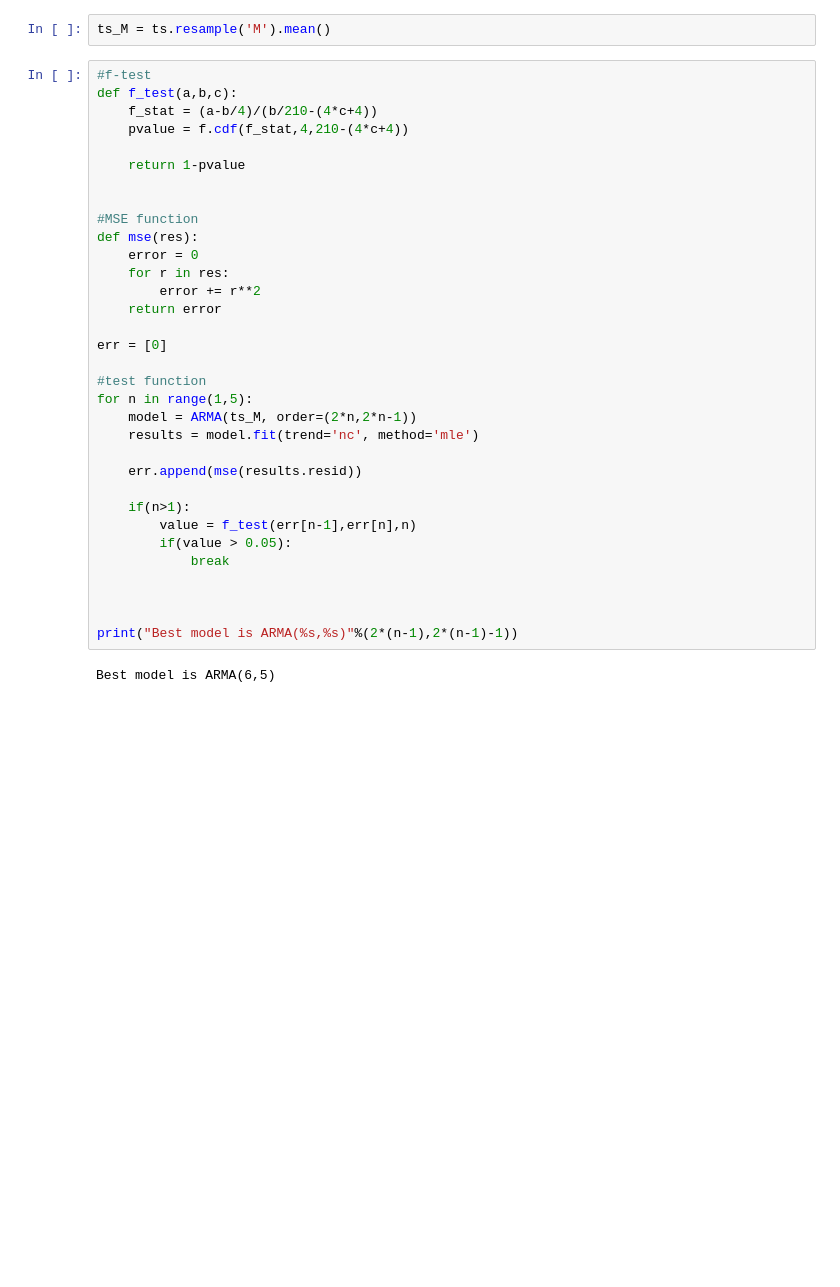
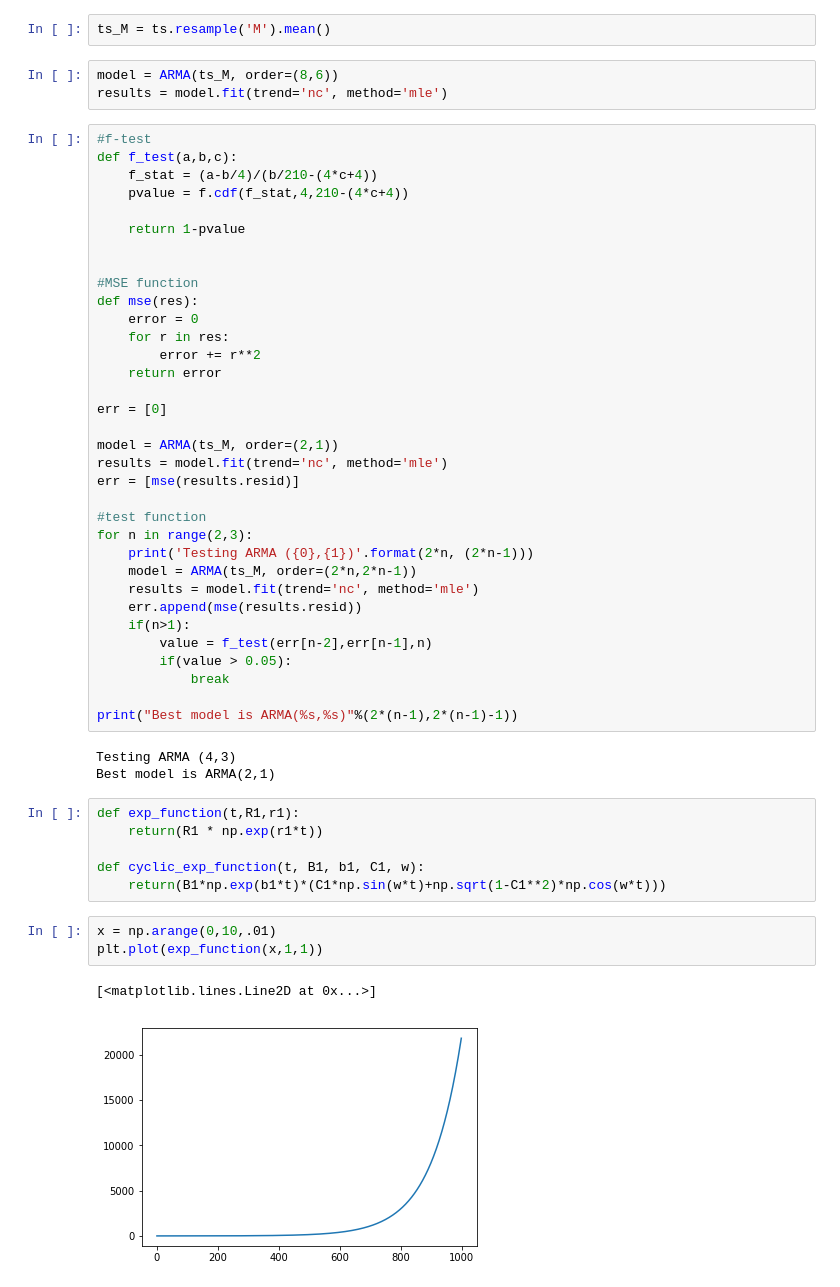
Before and after one commit to sadupk/cta-forecast, a Jupyter notebook: Model_beta1.0.ipynb, the cells around one changed output. Saved outputs shown, nothing was run; the diff lists cells and outputs as text; blank space fills up the shorter version.

Commit message:
Adds exp functions for fitting

```diff
--- a/Model_beta1.0.ipynb
+++ b/Model_beta1.0.ipynb
@@ -21,6 +21,9 @@ ts.drop(columns = ['service_date'], axis = 1, inplace = True)
 ts.set_index('date', inplace = True)
 # %%
 ts_M = ts.resample('M').mean()
+# %%
+model = ARMA(ts_M, order=(8,6))
+results = model.fit(trend='nc', method='mle')
 # %%
 #f-test
 def f_test(a,b,c):
@@ -39,20 +42,34 @@ def mse(res):
 
 err = [0]
 
+model = ARMA(ts_M, order=(2,1))
+results = model.fit(trend='nc', method='mle')
+err = [mse(results.resid)]
+
 #test function
-for n in range(1,5):
+for n in range(2,3):
+    print('Testing ARMA ({0},{1})'.format(2*n, (2*n-1)))
     model = ARMA(ts_M, order=(2*n,2*n-1))
     results = model.fit(trend='nc', method='mle')
-
     err.append(mse(results.resid))
-
     if(n>1):
-        value = f_test(err[n-1],err[n],n)
+        value = f_test(err[n-2],err[n-1],n)
         if(value > 0.05):
             break
 
-
-
 print("Best model is ARMA(%s,%s)"%(2*(n-1),2*(n-1)-1))
 # %% [output]
-Best model is ARMA(6,5)
+Testing ARMA (4,3)
+Best model is ARMA(2,1)
+# %%
+def exp_function(t,R1,r1):
+    return(R1 * np.exp(r1*t))
+
+def cyclic_exp_function(t, B1, b1, C1, w):
+    return(B1*np.exp(b1*t)*(C1*np.sin(w*t)+np.sqrt(1-C1**2)*np.cos(w*t)))
+# %%
+x = np.arange(0,10,.01)
+plt.plot(exp_function(x,1,1))
+# %% [output]
+[<matplotlib.lines.Line2D at 0x...>]
+[figure, added]
```
Also changed, not shown: parts of 7 cells of this notebook, 2 other files.
